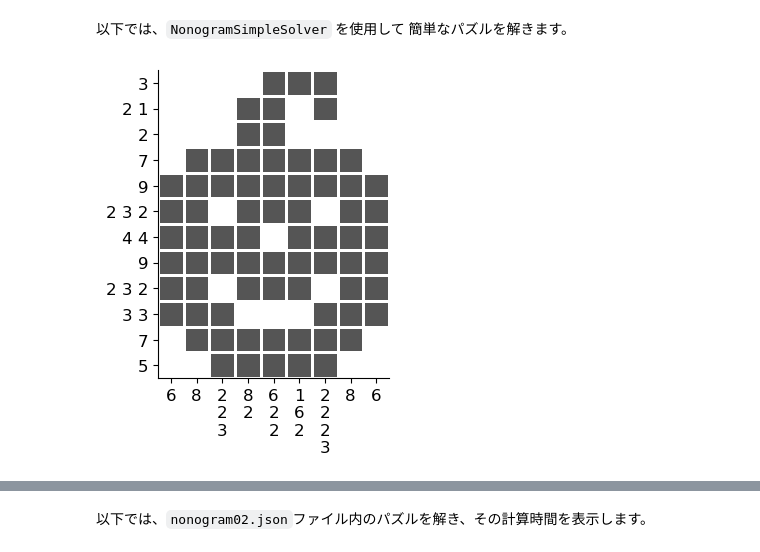
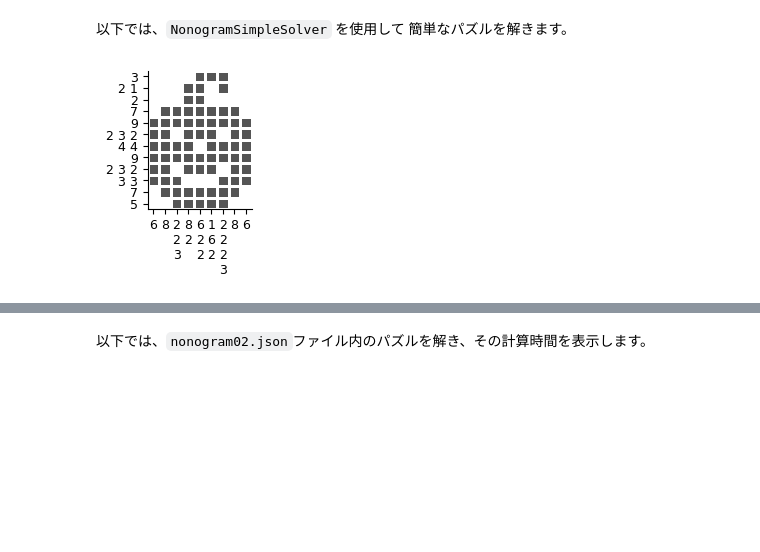
Before and after one commit to ruoyu0088/thinking_code, a Jupyter notebook: thinking_code/sat_nonogram.ipynb, the cells around one changed output, grey strips where cells are left out. Saved outputs shown, nothing was run; the diff lists cells and outputs as text; code cells hidden in the pictures; blank space fills up the shorter version.

Commit message:
some fix to nonogram

```diff
--- a/thinking_code/sat_nonogram.ipynb
+++ b/thinking_code/sat_nonogram.ipynb
@@ -237,66 +237,43 @@ class NonogramSimpleSolver:
         self.solution = np.sign(self.solution)
         self.solution[self.solution == -1] = 0
 
-    def plot(self, figsize=(6, 6), font_size=12): #❺
-        fig, ax = plt.subplots(figsize=figsize)
-        ax.set_aspect("equal")
-        nrow, ncol = self.solution.shape
-
-        Y, X = np.ogrid[:nrow, :ncol]
-
-        font = dict(fontsize=font_size)
-
-        ax.set_yticks(Y.ravel() - 0.5)
-        y_ticks = [" ".join(str(c) for c in item) for item in self.rows]
-        ax.set_yticklabels(y_ticks, fontdict=font)
-
-        ax.set_xticks(X.ravel() - 0.5)
-        x_ticks = ["\n".join(str(c) for c in item) for item in self.cols]
-        ax.set_xticklabels(x_ticks, fontdict=font)
-
-        ax.set_xlim(-1, X.max())
-        ax.set_ylim(-1, Y.max())
-
-        ax.pcolormesh(X-0.5, Y-0.5, self.solution, vmin=0, vmax=1.5,
-                      cmap="gray_r", edgecolors="white", shading="auto")
-        ax.invert_yaxis()
-        for edge in ("right", "top"):
-            ax.spines[edge].set_visible(False)
-        return fig, ax
+    def plot(self, font_size=9): #❺
+        from helper.plot import plot_nonogram_board
+        return plot_nonogram_board({'rows':self.rows, 'cols':self.cols}, self.solution, font_size=font_size)
 # %% [markdown]
 以下では、`NonogramSimpleSolver` を使用して 簡単なパズルを解きます。
 # %%
 rows = [
     [3],
     [2,1],
     [2],
     [7],
     [9],
     [2, 3, 2],
     [4, 4],
     [9],
     [2, 3, 2],
     [3, 3],
     [7],
     [5]
 ]
 
 cols = [
     [6],
     [8],
     [2, 2, 3],
     [8, 2],
     [6, 2, 2],
     [1, 6, 2],
     [2, 2, 2, 3],
     [8],
     [6]
 ]
 pbn = NonogramSimpleSolver(rows, cols)
 pbn.solve()
-pbn.plot(figsize=(4, 4));
+pbn.plot();
 # %% [output]
-[figure, old version]
+[figure, new version]
 # %% [markdown]
 下の`solve_and_paint(fn, solver)`は、指定されたファイル内のノノグラムパズルを引数`solver`で解き、グラフを描画します。
 
```
Also changed, not shown: parts of 6 cells of this notebook, 3 other files.
